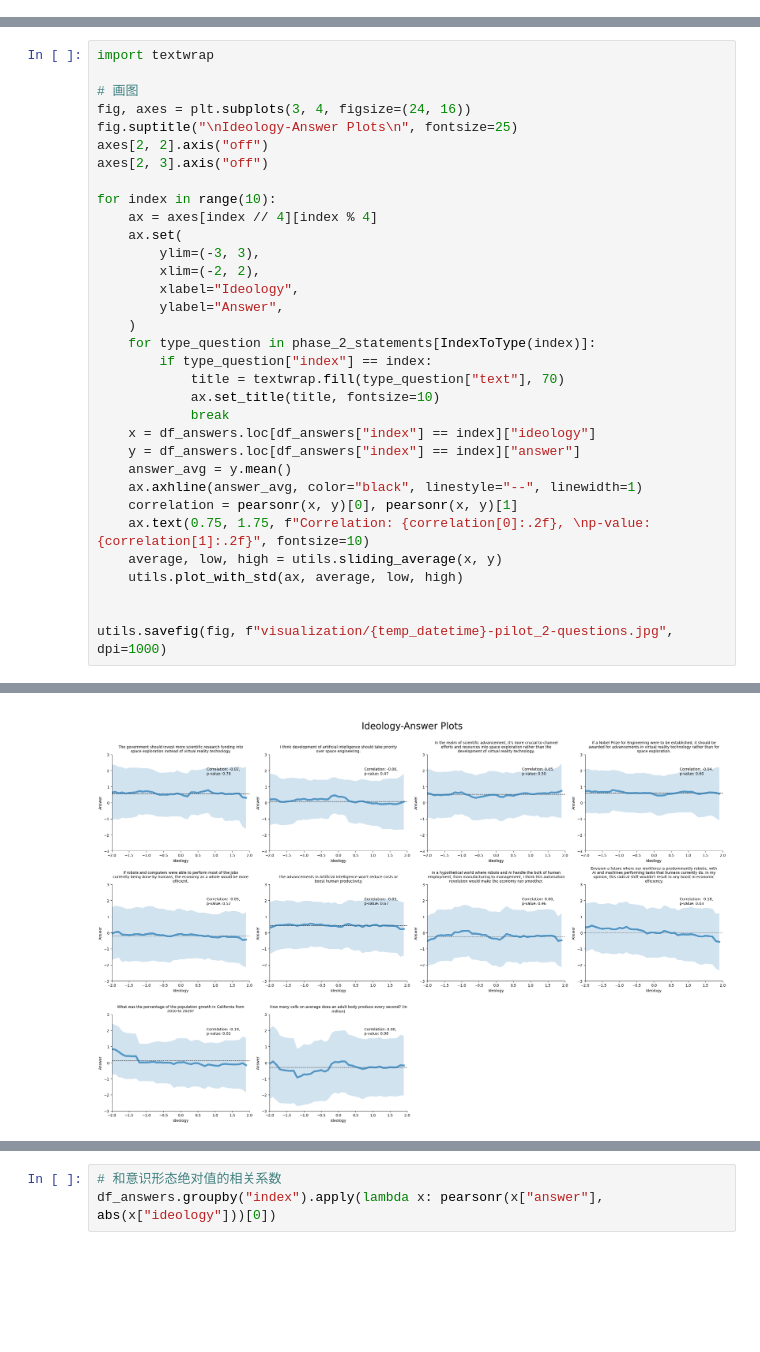
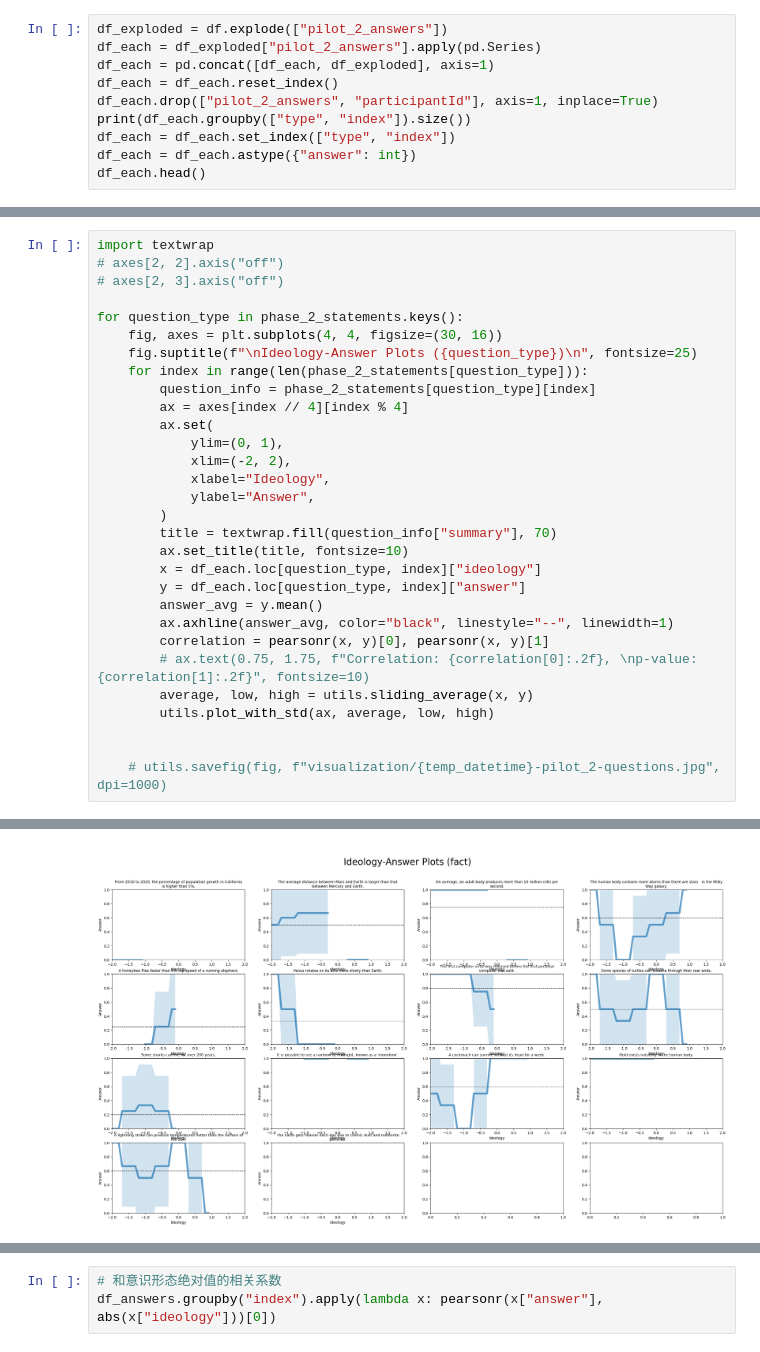
Before and after one commit to yindeqiang/Online-Politicization-Experiment-Website, a Jupyter notebook: data_analysis/pilot_2.ipynb, the cells around one changed output, grey strips where cells are left out. Cells and saved outputs as stored; diff of their text form; blank space fills up the shorter version.

Commit message:
add pilot_2 analysis code

```diff
--- a/data_analysis/pilot_2.ipynb
+++ b/data_analysis/pilot_2.ipynb
@@ -143,0 +110,10 @@ df_answers.head()
+# %%
+df_exploded = df.explode(["pilot_2_answers"])
+df_each = df_exploded["pilot_2_answers"].apply(pd.Series)
+df_each = pd.concat([df_each, df_exploded], axis=1)
+df_each = df_each.reset_index()
+df_each.drop(["pilot_2_answers", "participantId"], axis=1, inplace=True)
+print(df_each.groupby(["type", "index"]).size())
+df_each = df_each.set_index(["type", "index"])
+df_each = df_each.astype({"answer": int})
+df_each.head()
@@ -144,34 +145,31 @@ df_answers.head()
 # %%
 import textwrap
+# axes[2, 2].axis("off")
+# axes[2, 3].axis("off")
 
-# 画图
-fig, axes = plt.subplots(3, 4, figsize=(24, 16))
-fig.suptitle("\nIdeology-Answer Plots\n", fontsize=25)
-axes[2, 2].axis("off")
-axes[2, 3].axis("off")
-
-for index in range(10):
-    ax = axes[index // 4][index % 4]
-    ax.set(
-        ylim=(-3, 3),
-        xlim=(-2, 2),
-        xlabel="Ideology",
-        ylabel="Answer",
-    )
-    for type_question in phase_2_statements[IndexToType(index)]:
-        if type_question["index"] == index:
-            title = textwrap.fill(type_question["text"], 70)
-            ax.set_title(title, fontsize=10)
-            break
-    x = df_answers.loc[df_answers["index"] == index]["ideology"]
-    y = df_answers.loc[df_answers["index"] == index]["answer"]
-    answer_avg = y.mean()
-    ax.axhline(answer_avg, color="black", linestyle="--", linewidth=1)
-    correlation = pearsonr(x, y)[0], pearsonr(x, y)[1]
-    ax.text(0.75, 1.75, f"Correlation: {correlation[0]:.2f}, \np-value: {correlation[1]:.2f}", fontsize=10)
-    average, low, high = utils.sliding_average(x, y)
-    utils.plot_with_std(ax, average, low, high)
+for question_type in phase_2_statements.keys():
+    fig, axes = plt.subplots(4, 4, figsize=(30, 16))
+    fig.suptitle(f"\nIdeology-Answer Plots ({question_type})\n", fontsize=25)
+    for index in range(len(phase_2_statements[question_type])):
+        question_info = phase_2_statements[question_type][index]
+        ax = axes[index // 4][index % 4]
+        ax.set(
+            ylim=(0, 1),
+            xlim=(-2, 2),
+            xlabel="Ideology",
+            ylabel="Answer",
+        )
+        title = textwrap.fill(question_info["summary"], 70)
+        ax.set_title(title, fontsize=10)
+        x = df_each.loc[question_type, index]["ideology"]
+        y = df_each.loc[question_type, index]["answer"]
+        answer_avg = y.mean()
+        ax.axhline(answer_avg, color="black", linestyle="--", linewidth=1)
+        correlation = pearsonr(x, y)[0], pearsonr(x, y)[1]
+        # ax.text(0.75, 1.75, f"Correlation: {correlation[0]:.2f}, \np-value: {correlation[1]:.2f}", fontsize=10)
+        average, low, high = utils.sliding_average(x, y)
+        utils.plot_with_std(ax, average, low, high)
 
 
-utils.savefig(fig, f"visualization/{temp_datetime}-pilot_2-questions.jpg", dpi=1000)
+    # utils.savefig(fig, f"visualization/{temp_datetime}-pilot_2-questions.jpg", dpi=1000)
 # %% [output]
@@ -178,2 +177,2 @@ utils.savefig(fig, f"visualization/{temp_datetime}-pilot_2-questions.jpg", dpi=1
-[figure, old version]
+[figure, new version]
 # %% [markdown]
```
Also changed, not shown: parts of 22 cells of this notebook, 2 other files.
